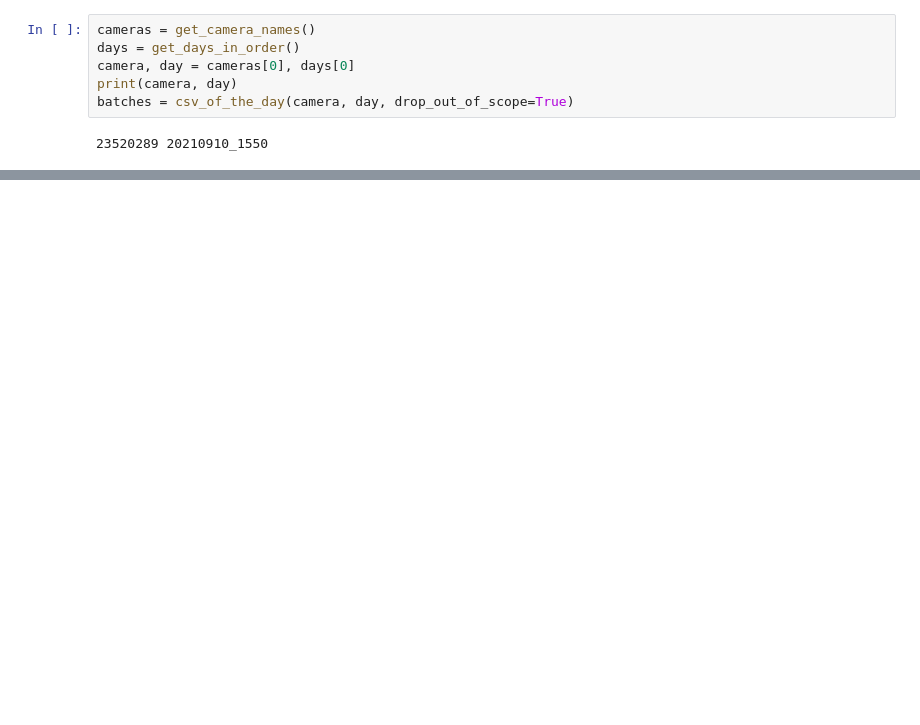
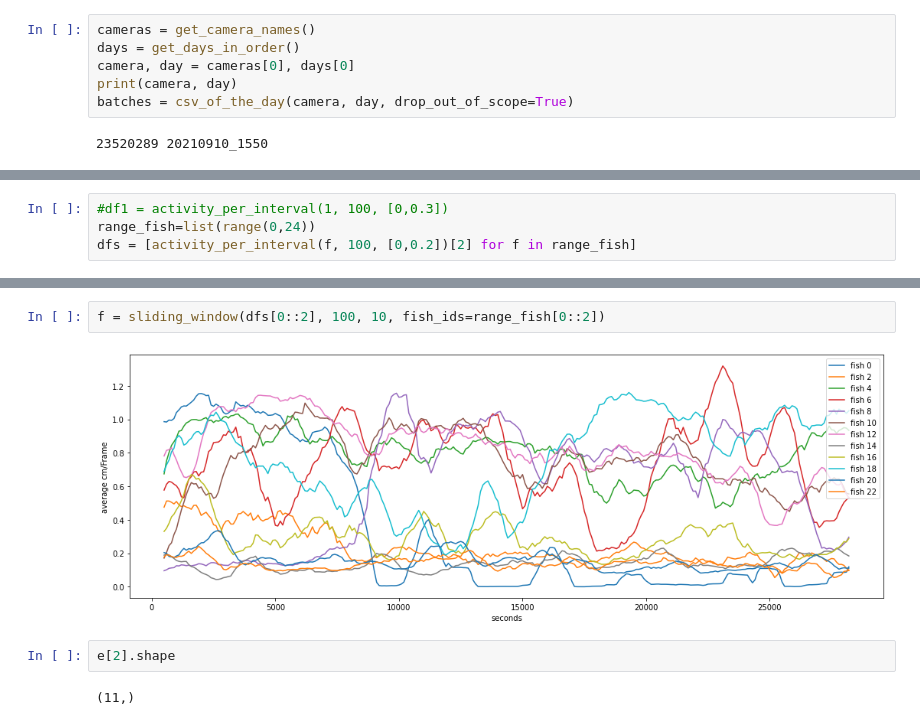
Before and after one commit to UlrikeScherer/Fish-Tracking-Visualization, a Jupyter notebook: Metrics.ipynb, the cells around one changed output, grey strips where cells are left out. Saved outputs shown, nothing was run; the diff lists cells and outputs as text; blank space fills up the shorter version.

```diff
--- a/Metrics.ipynb
+++ b/Metrics.ipynb
@@ -36,0 +66,4 @@ lam = meta_text_for_plot(ax, batches[0], is_back=is_back)
+# %%
+#df1 = activity_per_interval(1, 100, [0,0.3])
+range_fish=list(range(0,24))
+dfs = [activity_per_interval(f, 100, [0,0.2])[2] for f in range_fish]
@@ -36,0 +88,8 @@ lam = meta_text_for_plot(ax, batches[0], is_back=is_back)
+# %%
+f = sliding_window(dfs[0::2], 100, 10, fish_ids=range_fish[0::2])
+# %% [output]
+[figure, added]
+# %%
+e[2].shape
+# %% [output]
+(11,)
```
Also changed, not shown: parts of 12 cells of this notebook, 10 other files.
